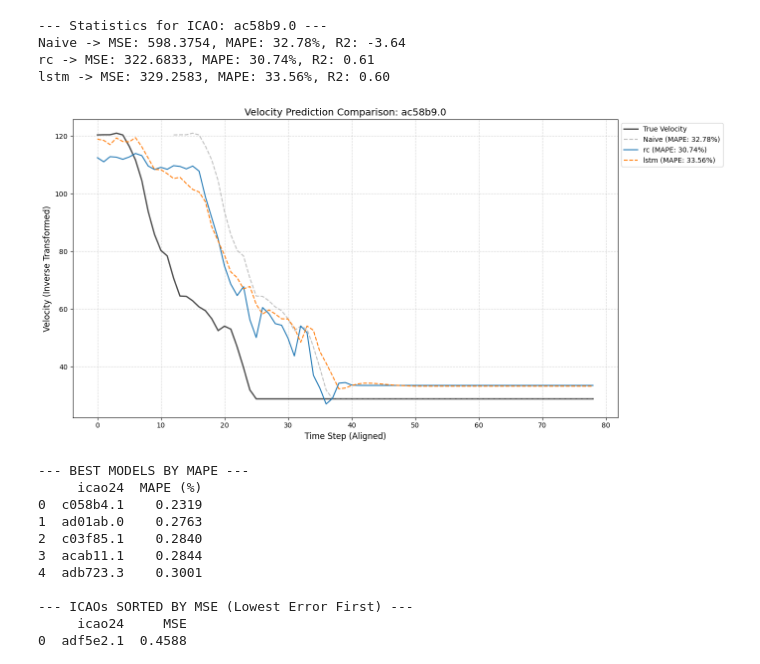
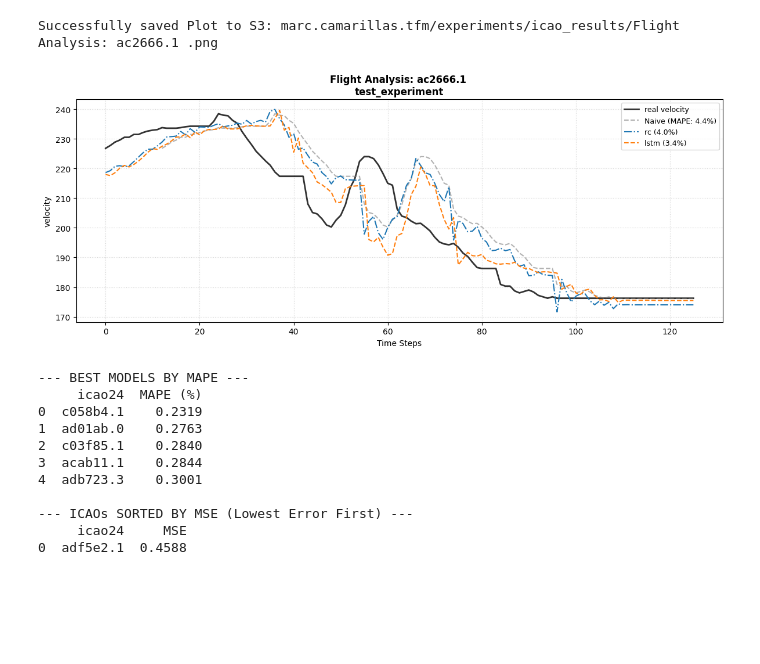
Before and after one commit to mcamarillas/reservoir-computing-flight-prediction, a Jupyter notebook: test_eval_framework.ipynb, the cells around one changed output. Saved outputs shown, nothing was run; the diff lists cells and outputs as text; code cells hidden in the pictures; blank space fills up the shorter version.

```diff
--- a/test_eval_framework.ipynb
+++ b/test_eval_framework.ipynb
@@ -8,14 +9,14 @@ from src.data_extractor.data_preparer import FlightDataPreparer, ModelType
 import numpy as np
 # %%
 logger = get_logger("Trainer")
-DATA_SUFFIX = "extra_large"
+DATA_SUFFIX = "large"
 
-train_df = read_csv_file(f"./data/datasets/opensky/preprocessed/train/data_{DATA_SUFFIX}.csv")
-test_df = read_csv_file(f"./data/datasets/opensky/preprocessed/test/data_{DATA_SUFFIX}.csv")
+train_df = read_csv_from_s3(bucket, f"datasets/opensky/preprocessed/train/data_{DATA_SUFFIX}.csv")
+test_df = read_csv_from_s3(bucket, f"datasets/opensky/preprocessed/test/data_{DATA_SUFFIX}.csv")
 
 display(train_df)
 display(test_df)
-data_preparer = FlightDataPreparer(target_column="velocity", window_size=12, required_length=100)
+data_preparer = DatasetPreparer(target_column="velocity", window_size=12, required_length=100)
 
 X_test_rc, y_test_rc, icao_list_test_rc = data_preparer.transform(test_df, model_type=ModelType.RESERVOIR_COMPUTING)
 test_dataloader_lstm, n_features_test, icao_list_test_lstm = data_preparer.transform(test_df, model_type=ModelType.LSTM)
@@ -84,0 +66,6 @@ from src.evaluation_framework.evalutaion_framework import map_predictions_to_ica
+# %%
+evaluation_framework = EvaluationFramework(
+    transformation_file=f"datasets/opensky/metadata/transformations/dataset_{DATA_SUFFIX}_transformations.json",
+    target_column="velocity",
+    window_size=12
+)
@@ -85,38 +99,28 @@ from src.evaluation_framework.evalutaion_framework import map_predictions_to_ica
 # %%
-true_map = map_predictions_to_icao(
+true_map = evaluation_framework.map_predictions_to_icao(
     y_true_lstm,
     icao_list_test_lstm,
-    ModelType.LSTM,
-    mean=mean_vel,
-    std=std_vel
+    ModelType.LSTM
 )
 
-rc_results_mapped = map_predictions_to_icao(
+rc_results_mapped = evaluation_framework.map_predictions_to_icao(
     y_pred_rc,
     icao_list_test_rc,
-    ModelType.RESERVOIR_COMPUTING,
-    window_size=12,
-    mean=mean_vel,
-    std=std_vel
+    ModelType.RESERVOIR_COMPUTING
 )
 
-lstm_results_mapped = map_predictions_to_icao(
+lstm_results_mapped = evaluation_framework.map_predictions_to_icao(
     y_pred_lstm,
     icao_list_test_lstm,
-    ModelType.LSTM,
-    mean=mean_vel,
-    std=std_vel
+    ModelType.LSTM
 )
 
 models_to_compare = {
     "rc": rc_results_mapped,
     "lstm": lstm_results_mapped
 }
 
-plot_icao_results(icao_list_test_rc[100], true_map, models_to_compare, window_size=12)
+evaluation_framework.plot_icao_results(icao_list_test_rc[0], true_map, models_to_compare)
 # %% [output]
---- Statistics for ICAO: ac58b9.0 ---
-Naive -> MSE: 598.3754, MAPE: 32.78%, R2: -3.64
-rc -> MSE: 322.6833, MAPE: 30.74%, R2: 0.61
-lstm -> MSE: 329.2583, MAPE: 33.56%, R2: 0.60
+Successfully saved Plot to S3: marc.camarillas.tfm/experiments/icao_results/Flight Analysis: ac2666.1 .png
-[figure, old version]
+[figure, new version]
```
Also changed, not shown: parts of 20 cells of this notebook, 16 other files.
